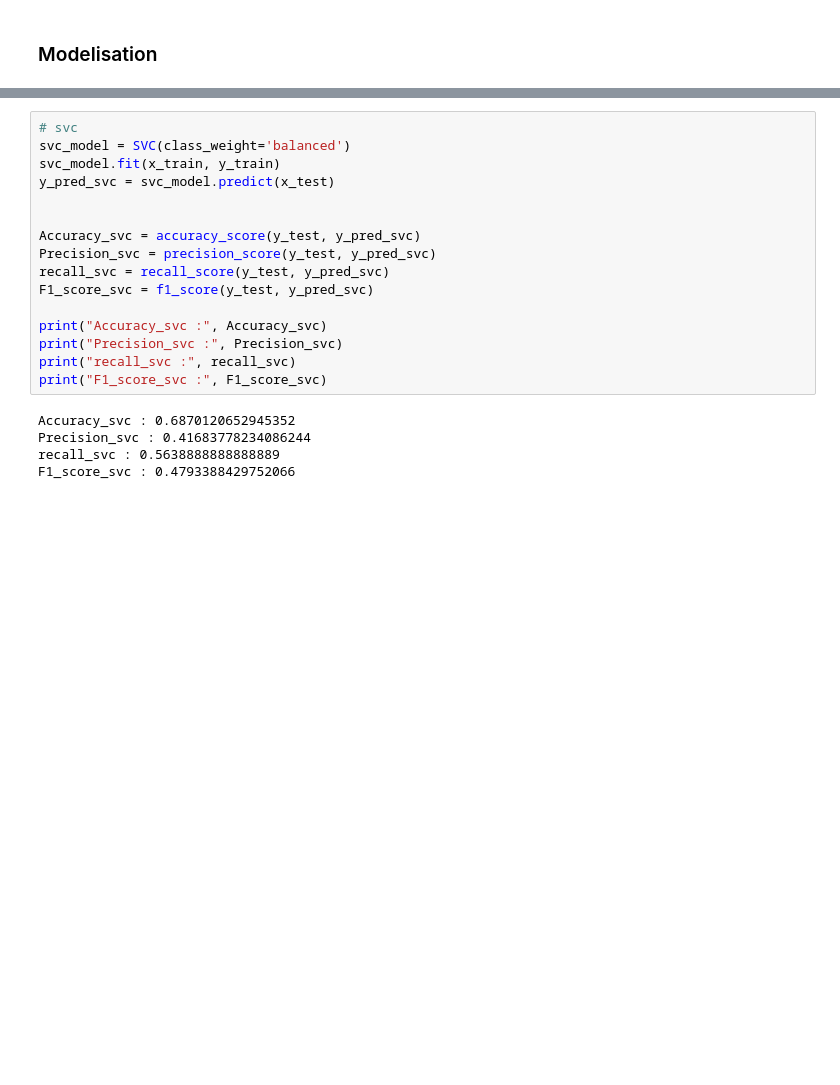
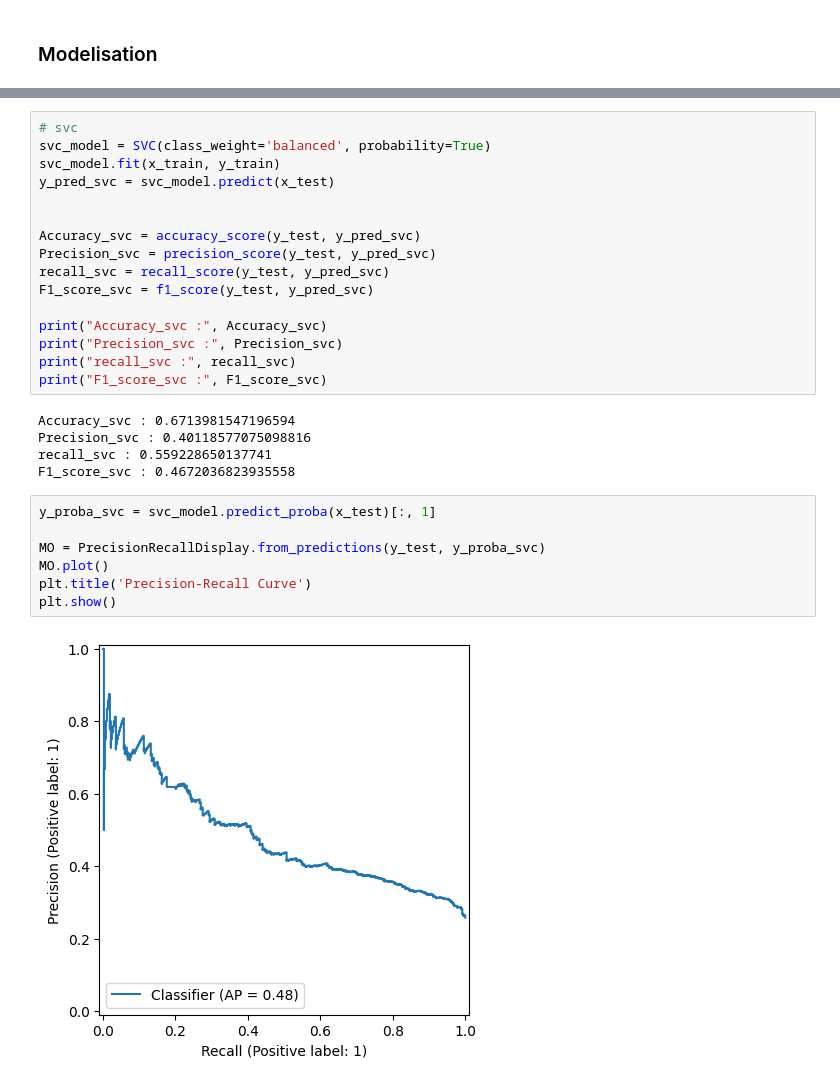
Before and after one commit to elhidarinouhayla/Pr-diction-du-Churn-Client-, a Jupyter notebook: EDA.ipynb, the cells around one changed output, grey strips where cells are left out. Drawn from its saved outputs; the diff is of its cells as text; blank space fills up the shorter version.

```diff
--- a/EDA.ipynb
+++ b/EDA.ipynb
@@ -248,6 +249,6 @@ plt.show()
 # %%
 # svc
-svc_model = SVC(class_weight='balanced')
+svc_model = SVC(class_weight='balanced', probability=True)
 svc_model.fit(x_train, y_train)
 y_pred_svc = svc_model.predict(x_test)
 
@@ -262,7 +263,16 @@ print("Precision_svc :", Precision_svc)
 print("recall_svc :", recall_svc)
 print("F1_score_svc :", F1_score_svc)
 # %% [output]
-Accuracy_svc : 0.6870120652945352
-Precision_svc : 0.41683778234086244
-recall_svc : 0.5638888888888889
-F1_score_svc : 0.4793388429752066
+Accuracy_svc : 0.6713981547196594
+Precision_svc : 0.40118577075098816
+recall_svc : 0.559228650137741
+F1_score_svc : 0.4672036823935558
+# %%
+y_proba_svc = svc_model.predict_proba(x_test)[:, 1]
+
+MO = PrecisionRecallDisplay.from_predictions(y_test, y_proba_svc)
+MO.plot()
+plt.title('Precision-Recall Curve')
+plt.show()
+# %% [output]
+[figure, added]
```
Also changed, not shown: parts of 5 cells of this notebook, 2 other files.
